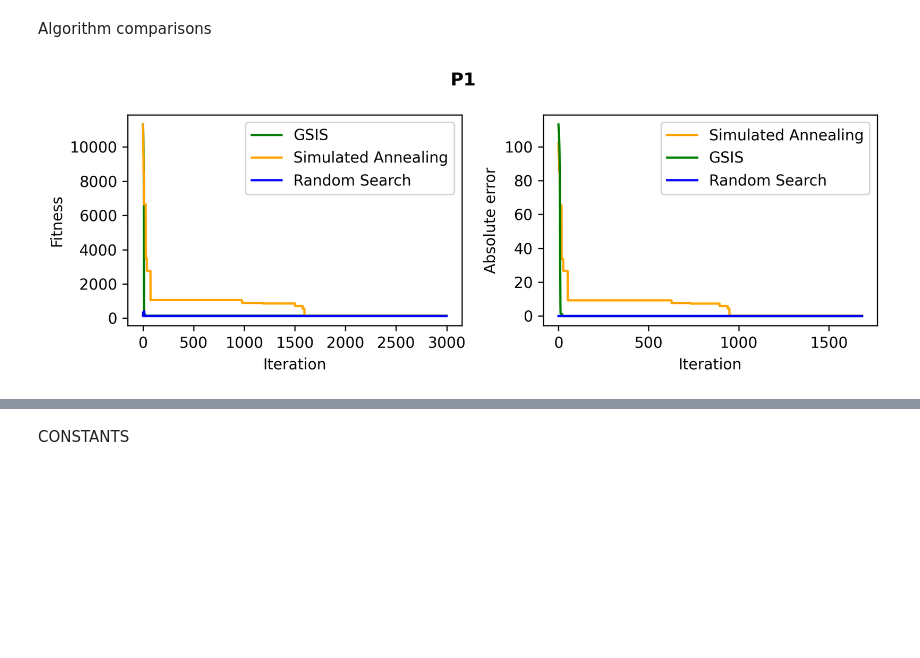
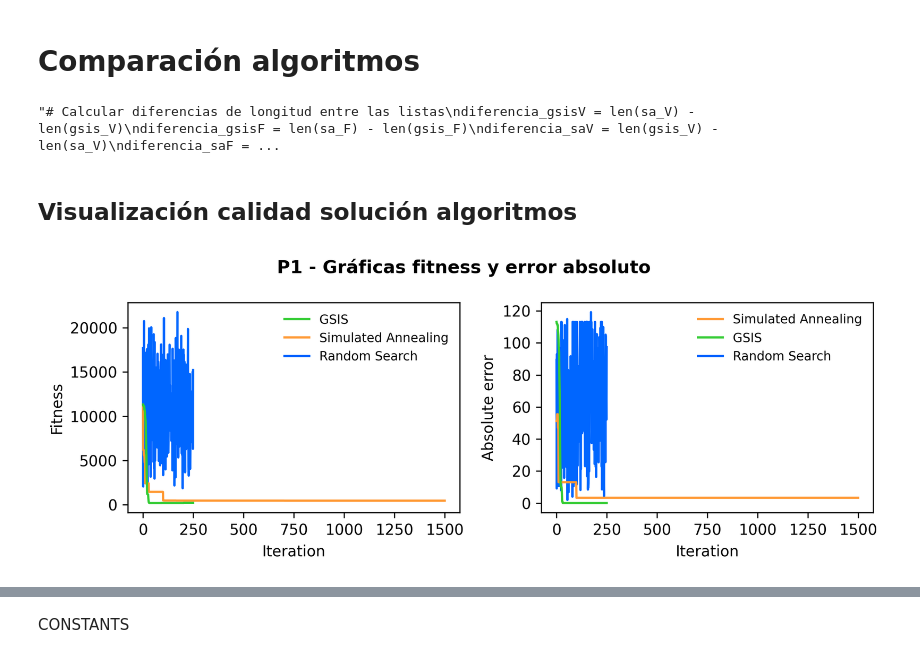
Before and after one commit to JavierJardonGomez/Practica_4_BIM, a Jupyter notebook: Practica 1 - GSIS/GSIS.ipynb, the cells around one changed output, grey strips where cells are left out. Drawn from its saved outputs; the diff is of its cells as text; code cells hidden in the pictures; blank space fills up the shorter version.

```diff
--- a/Practica 1 - GSIS/GSIS.ipynb
+++ b/Practica 1 - GSIS/GSIS.ipynb
@@ -636,6 +618,7 @@ Ejecucion Recocido Simulado
 # %%
 # Ejecutar recocido simulado
-mejor_ruta, mejor_costo, sa_V, sa_F  = simulated_annealing_rutas(inicio, objetivo, campo_dim, arboles, T0=4075, alpha=0.98, max_iterations=3000, tol=0.1)
+print(T0)
+mejor_ruta, mejor_costo, sa_V, sa_F  = simulated_annealing_rutas(inicio, objetivo, campo_dim, arboles, T0, alpha=0.95, max_iterations=1500, tol=0.1)
 print(mejor_costo)
 print(mejor_ruta)
 # Visualizar la ruta final
@@ -651,7 +636,7 @@ Búsqueda aleatoria
 import numpy as np
 import random
 
-def random_search_rutas(inicio, objetivo, campo_dim, arboles, max_iter=1000):
+def random_search_rutas(inicio, objetivo, campo_dim, arboles, max_iter=200):
 
     mejor_ruta = None
     mejor_costo = float('inf')
@@ -664,11 +649,11 @@ def random_search_rutas(inicio, objetivo, campo_dim, arboles, max_iter=1000):
         puntos_intermedios = [
             np.random.uniform(0, campo_dim[0], size=2) for _ in range(num_puntos - 2)
         ]
-        ruta_aleatoria = [inicio] + puntos_intermedios + [objetivo]
+        ruta_aleatoria = [inicio] + puntos_intermedios
 
         # Verificar si la ruta es válida (sin colisiones)
-        if not es_ruta_valida(ruta_aleatoria, arboles):
-            continue
+        """if not es_ruta_valida(ruta_aleatoria, arboles):
+            continue"""
 
         # Evaluar el costo de la ruta
         costo_actual = evaluar_fitness_ruta(ruta_aleatoria, arboles)
@@ -680,6 +665,7 @@ def random_search_rutas(inicio, objetivo, campo_dim, arboles, max_iter=1000):
 
         # Registrar el error y el costo
         error_total = calcular_distancia(ruta_aleatoria[-1], objetivo)
+
         rs_V.append(error_total)
         rs_F.append(costo_actual)
 
@@ -705,5 +696,7 @@ Mejor costo encontrado: 125.47700844488374
+# %% [markdown]
+# Comparación algoritmos
 # %%
-# Calcular diferencias de longitud entre las listas
+"""# Calcular diferencias de longitud entre las listas
 diferencia_gsisV = len(sa_V) - len(gsis_V)
 diferencia_gsisF = len(sa_F) - len(gsis_F)
 diferencia_saV = len(gsis_V) - len(sa_V)
@@ -731,34 +724,41 @@ if diferencia_rsV > 0:
     rs_V = np.pad(rs_V, (0, diferencia_rsV), mode='edge')
 
 if diferencia_rsF > 0:
-    rs_F = np.pad(rs_F, (0, diferencia_rsF), mode='edge')
+    rs_F = np.pad(rs_F, (0, diferencia_rsF), mode='edge')"""
+# %% [output]
+"# Calcular diferencias de longitud entre las listas\ndiferencia_gsisV = len(sa_V) - len(gsis_V)\ndiferencia_gsisF = len(sa_F) - len(gsis_F)\ndiferencia_saV = len(gsis_V) - len(sa_V)\ndiferencia_saF = ...
-# %% [markdown]
-Algorithm comparisons
+# %% [markdown]
+## Visualización calidad solución algoritmos
 # %%
 fig, ax = plt.subplots(1, 2, figsize=(8, 3), dpi=300)
 
+# Colores pastel saturados
+color_azul_vibrante = '#0066FF'  # Azul saturado
+color_verde_vibrante = '#33CC33'  # Verde saturado
+color_naranja_vibrante = '#FF9933'  # Naranja saturado
+
 # Gráfico de Fitness
-ax[0].plot(gsis_F, color='green', label='GSIS')
-ax[0].plot(sa_F, color='orange', label='Simulated Annealing')
-ax[0].plot(rs_F, color='blue', label='Random Search')
+ax[0].plot(gsis_F, color=color_verde_vibrante, label='GSIS',zorder=3 )
+ax[0].plot(sa_F, color=color_naranja_vibrante, label='Simulated Annealing', zorder=2)
+ax[0].plot(rs_F, color=color_azul_vibrante, label='Random Search', zorder=1)
 
 ax[0].set_ylabel('Fitness')
 ax[0].set_xlabel('Iteration')
 
 # Gráfico de Error Absoluto
-ax[1].plot(sa_V, color='orange', label='Simulated Annealing')
-ax[1].plot(gsis_V, color='green', label='GSIS')
-ax[1].plot(rs_V, color='blue', label='Random Search')
+ax[1].plot(sa_V, color=color_naranja_vibrante, label='Simulated Annealing', zorder=2)
+ax[1].plot(gsis_V, color=color_verde_vibrante, label='GSIS', zorder=3)
+ax[1].plot(rs_V, color=color_azul_vibrante, label='Random Search', zorder=1)
 
 ax[1].set_ylabel('Absolute error')
 ax[1].set_xlabel('Iteration')
 
 # Añadir leyendas y títulos
 for a in ax:
-    a.legend()
+    a.legend(loc='upper right', fontsize='small', frameon=False)
 
-plt.suptitle("P1", fontweight='bold')
+plt.suptitle("P1 - Gráficas fitness y error absoluto", fontweight='bold')
 plt.tight_layout()
 plt.show()
 # %% [output]
-[figure, old version]
+[figure, new version]
```
Also changed, not shown: parts of 42 cells of this notebook, 1 other file.
